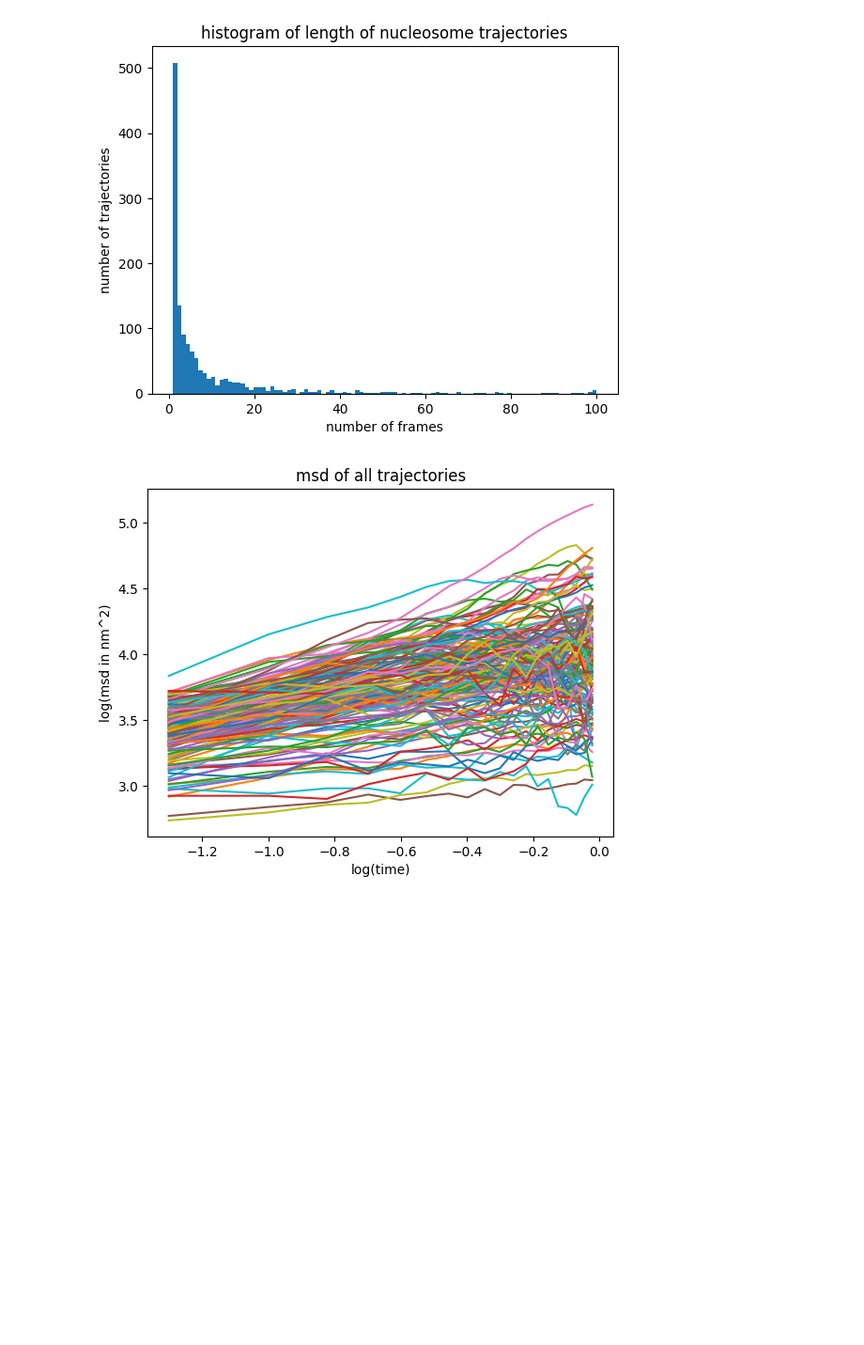
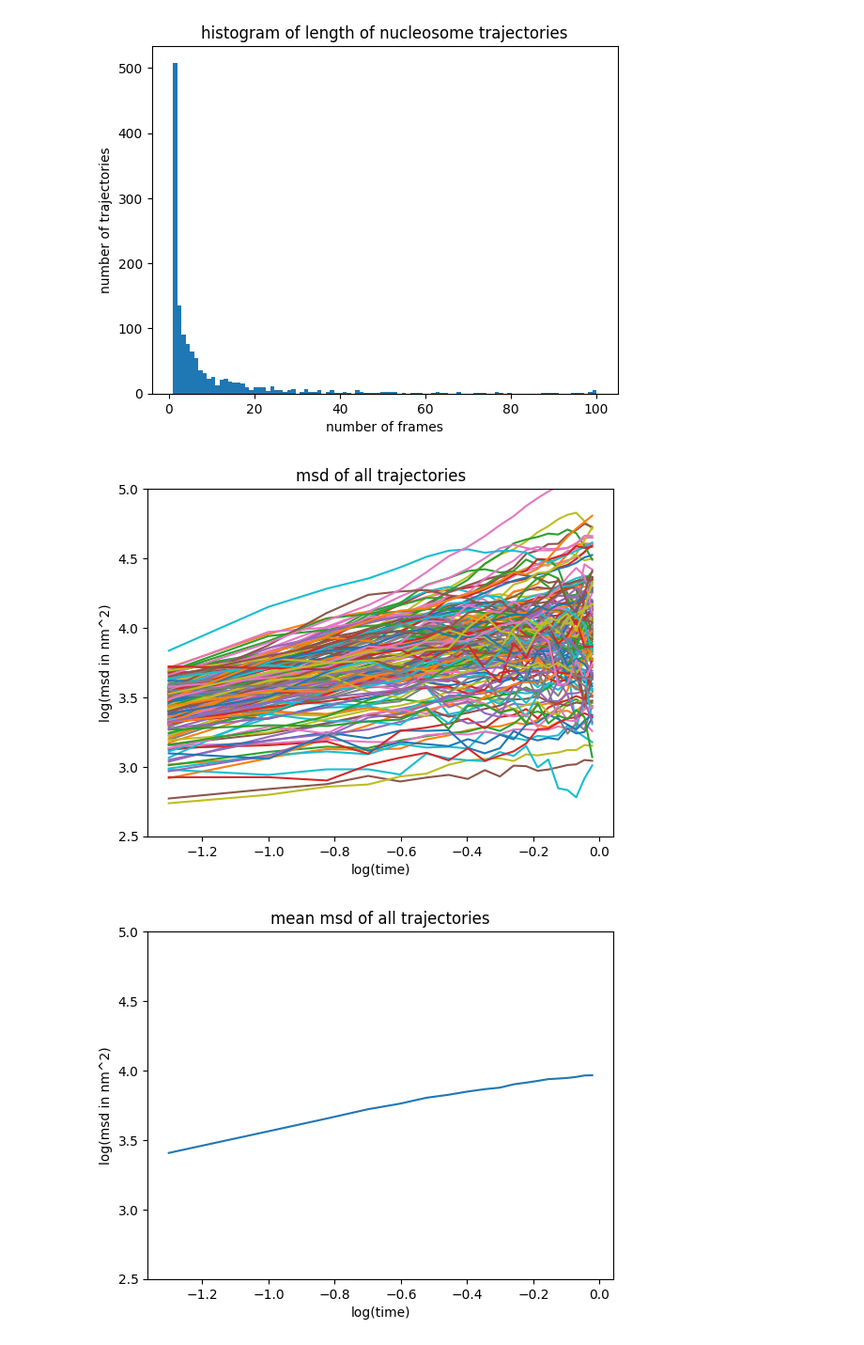
Before and after one commit to mkrishnapraneet/2D-Temporal-normalizing-flows, a Jupyter notebook: TNFwithRealNVP/preproc.ipynb, the cells around one changed output. Shown: that part at 94% size. Drawn from its saved outputs; the diff is of its cells as text; code cells hidden in the pictures; blank space fills up the shorter version.

Commit message:
mean y

```diff
--- a/TNFwithRealNVP/preproc.ipynb
+++ b/TNFwithRealNVP/preproc.ipynb
@@ -71,18 +71,32 @@ for n in nucleosomes:
 # %%
 # plot all msd
 # y is log of msd
 # x is log of time
 # np arange 100 frames from 0 s to 5 s
+meany = []
 x = np.log10(np.arange(0, 1.05, 0.05))
 for i in range(len(msd)):
     if len(msd[i]) > 19:
         y = np.log10(msd[i]*4225)   # 4225 nm^2 per pixel^2
         y = y[:20]
+        meany.append(y)
         # plt.plot(msd[i])
         plt.plot(x[:len(y)], y)
 plt.title("msd of all trajectories")
 plt.xlabel("log(time)")
 plt.ylabel("log(msd in nm^2)")
+plt.ylim(2.5, 5)
 plt.show()
+
+# plot mean msd
+meany = np.array(meany)
+meany = np.mean(meany, axis=0)
+plt.plot(x[:len(meany)], meany)
+plt.title("mean msd of all trajectories")
+plt.xlabel("log(time)")
+plt.ylabel("log(msd in nm^2)")
+plt.ylim(2.5, 5)
+plt.show()
 # %% [output]
-[figure, old version]
+[figure, new version]
+[figure, added]
```
